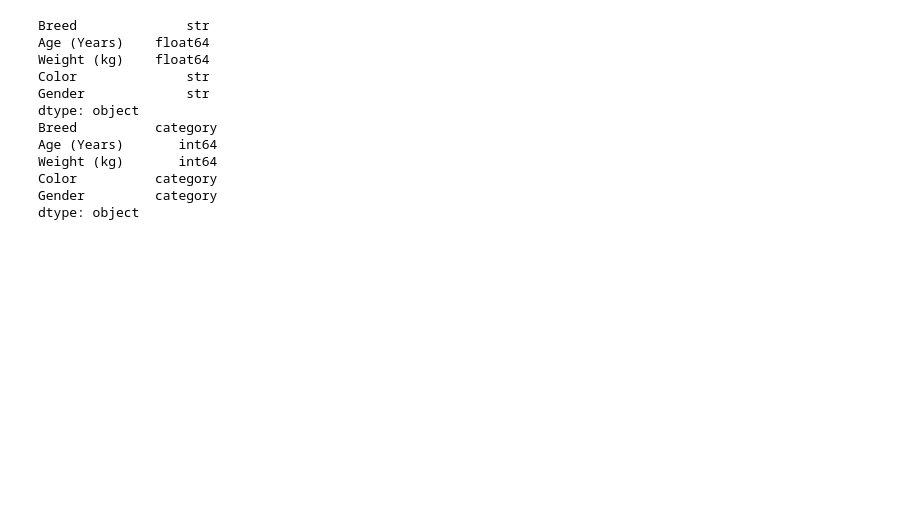
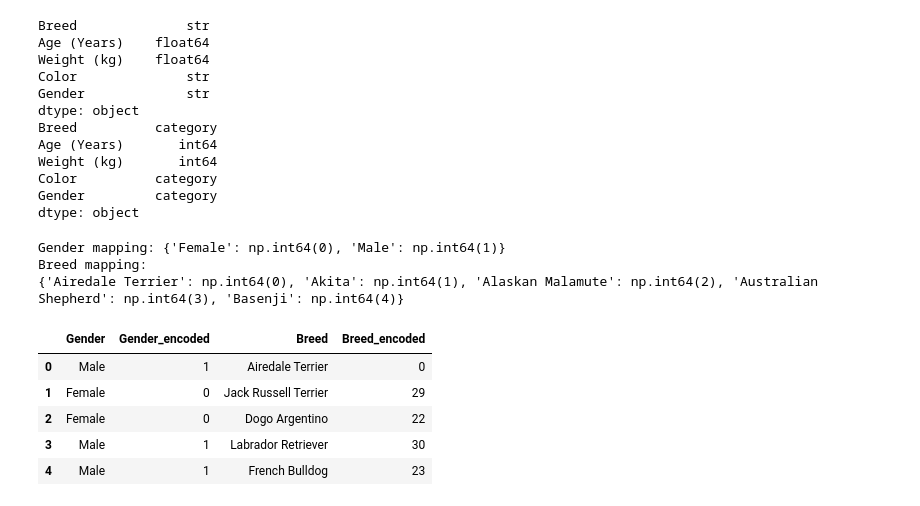
Before and after one commit to sihachaiwat/ML-CPE, a Jupyter notebook: LAB01/LAB1_code.ipynb, the cells around one changed output. Saved outputs shown, nothing was run; the diff lists cells and outputs as text; code cells hidden in the pictures; blank space fills up the shorter version.

```diff
--- a/LAB01/LAB1_code.ipynb
+++ b/LAB01/LAB1_code.ipynb
@@ -227,3 +227,29 @@ Weight (kg)       int64
 Color          category
 Gender         category
 dtype: object
+# %%
+from sklearn.preprocessing import LabelEncoder
+
+le = LabelEncoder()
+
+df['Gender_encoded'] = le.fit_transform(df['Gender'])
+
+print("Gender mapping:", dict(zip(le.classes_, le.transform(le.classes_))))
+
+le_breed = LabelEncoder()
+df['Breed_encoded'] = le_breed.fit_transform(df['Breed'])
+
+print("Breed mapping:")
+print(dict(list(zip(le_breed.classes_, le_breed.transform(le_breed.classes_)))[:5]))
+
+df[['Gender', 'Gender_encoded', 'Breed', 'Breed_encoded']].head()
+# %% [output]
+Gender mapping: {'Female': np.int64(0), 'Male': np.int64(1)}
+Breed mapping:
+{'Airedale Terrier': np.int64(0), 'Akita': np.int64(1), 'Alaskan Malamute': np.int64(2), 'Australian Shepherd': np.int64(3), 'Basenji': np.int64(4)}
+|  | Gender | Gender_encoded | Breed | Breed_encoded |
+| 0 | Male | 1 | Airedale Terrier | 0 |
+| 1 | Female | 0 | Jack Russell Terrier | 29 |
+| 2 | Female | 0 | Dogo Argentino | 22 |
+| 3 | Male | 1 | Labrador Retriever | 30 |
+| 4 | Male | 1 | French Bulldog | 23 |
```
Also changed, not shown: parts of 1 cell of this notebook.
